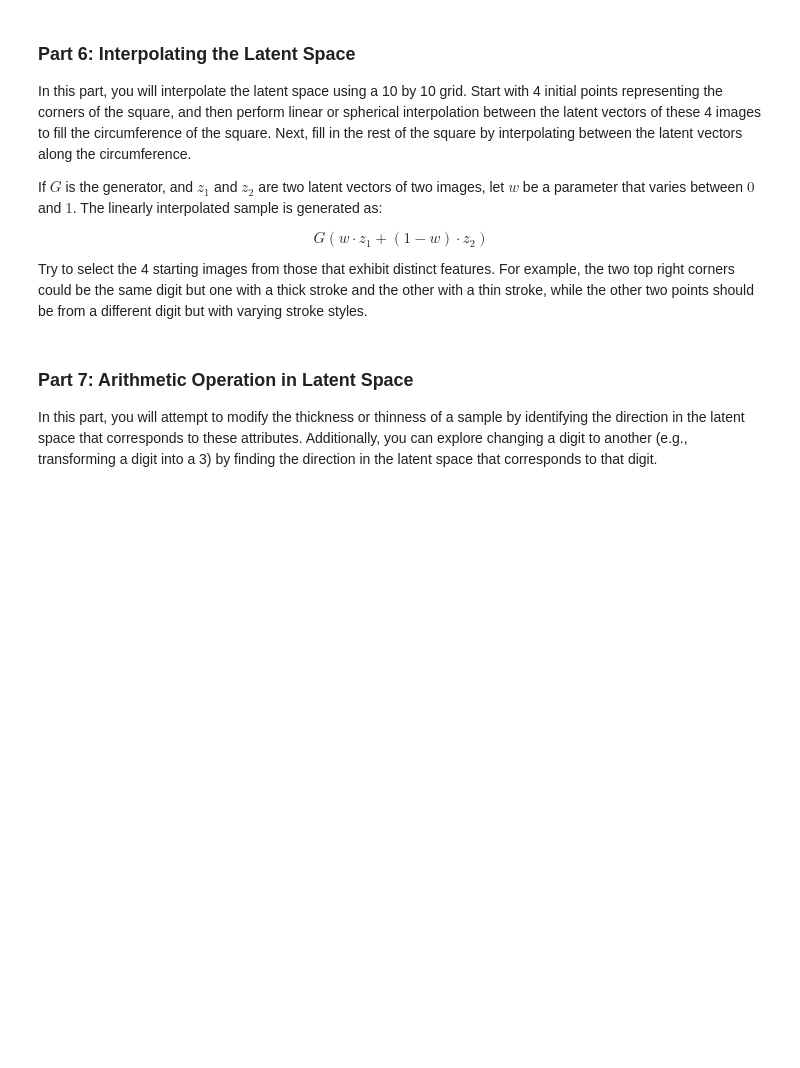
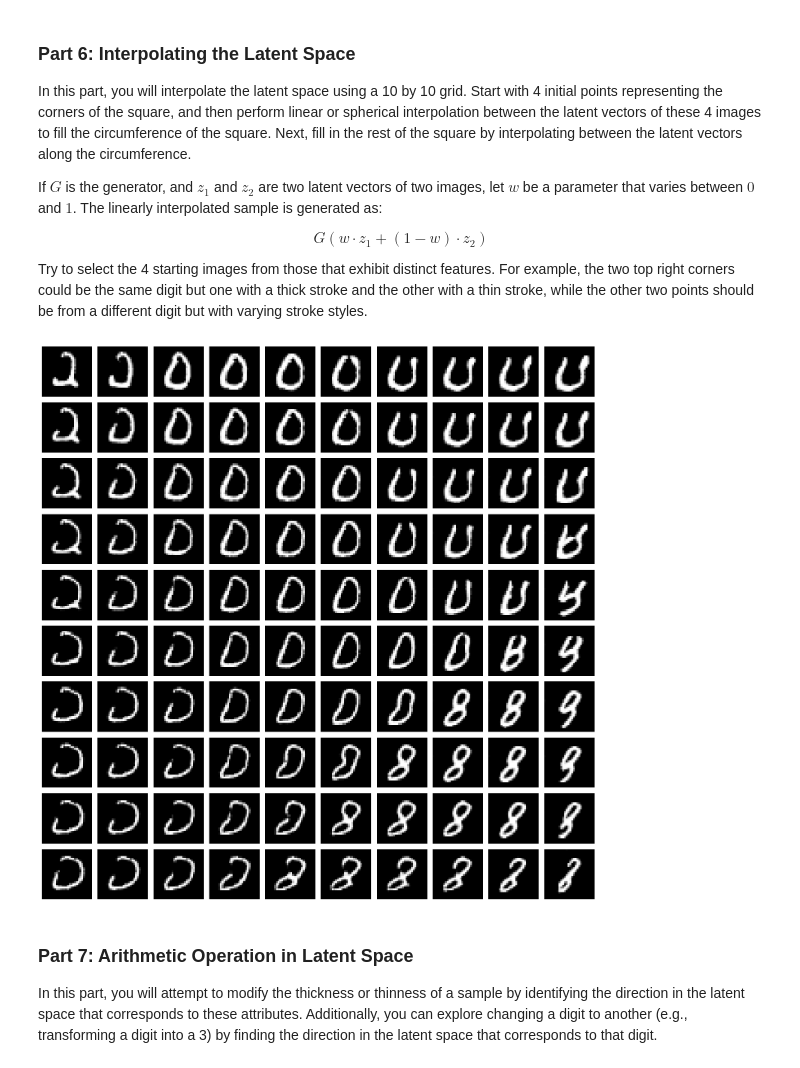
Before and after one commit to MohammadParsaTheFirst/Deep-generative-models-course, a Jupyter notebook: CHW3/DGM_HW3_GAN_Practical.ipynb, the cells around one changed output. Cells and saved outputs as stored; diff of their text form; code cells hidden in the pictures; blank space fills up the shorter version.

```diff
--- a/CHW3/DGM_HW3_GAN_Practical.ipynb
+++ b/CHW3/DGM_HW3_GAN_Practical.ipynb
@@ -435,6 +451,60 @@ G(w \cdot z_1 + (1 - w) \cdot z_2)\
 \end{equation}
 
 Try to select the 4 starting images from those that exhibit distinct features. For example, the two top right corners could be the same digit but one with a thick stroke and the other with a thin stroke, while the other two points should be from a different digit but with varying stroke styles.
+# %%
+# Generate 4 distinct latent points
+z1 = torch.randn(1, Z_DIM, 1, 1).to(device)  # Top-left
+z2 = torch.randn(1, Z_DIM, 1, 1).to(device)  # Top-right
+z3 = torch.randn(1, Z_DIM, 1, 1).to(device)  # Bottom-left
+z4 = torch.randn(1, Z_DIM, 1, 1).to(device)  # Bottom-right
+
+def slerp(val, low, high):
+    omega = torch.arccos(torch.dot(low / torch.norm(low), high / torch.norm(high)))
+    so = torch.sin(omega)
+    if so == 0:
+        return (1.0 - val) * low + val * high  # Linear interpolation for collinear vectors
+    return torch.sin((1.0 - val) * omega) / so * low + torch.sin(val * omega) / so * high
+
+def interpolate_points(z_start, z_end, num_steps=10, spherical=False):
+    interpolated = []
+    for i in range(num_steps):
+        w = i / (num_steps - 1)  # Interpolation factor (0 to 1)
+        if spherical:
+            z_interp = slerp(w, z_start.flatten(), z_end.flatten())
+        else:
+            z_interp = w * z_start + (1 - w) * z_end
+        interpolated.append(z_interp)
+    return interpolated
+
+top_edge = interpolate_points(z1, z2, spherical=True)
+right_edge = interpolate_points(z2, z4, spherical=True)
+bottom_edge = interpolate_points(z3, z4, spherical=True)
+left_edge = interpolate_points(z1, z3, spherical=True)
+
+grid = []
+for i in range(10):  # Along rows
+    row_start = top_edge[i]
+    row_end = bottom_edge[i]
+    grid.append(interpolate_points(row_start, row_end, spherical=True))
+
+import matplotlib.pyplot as plt
+
+# Convert grid of latent vectors to grid of images
+grid_images = []
+for row in grid:
+    row_images = [gen(latent.view(1, Z_DIM, 1, 1)).squeeze().detach().cpu().numpy() for latent in row]
+    grid_images.append(row_images)
+
+# Plot the grid
+fig, axes = plt.subplots(10, 10, figsize=(15, 15))
+for i, row in enumerate(grid_images):
+    for j, img in enumerate(row):
+        axes[i, j].imshow(img, cmap="gray")
+        axes[i, j].axis("off")
+plt.tight_layout()
+plt.show()
+# %% [output]
+[figure, added]
 # %% [markdown]
 ### Part 7: Arithmetic Operation in Latent Space
 In this part, you will attempt to modify the thickness or thinness of a sample by identifying the direction in the latent space that corresponds to these attributes. Additionally, you can explore changing a digit to another (e.g., transforming a digit into a 3) by finding the direction in the latent space that corresponds to that digit.
```
Also changed, not shown: parts of 7 cells of this notebook.
